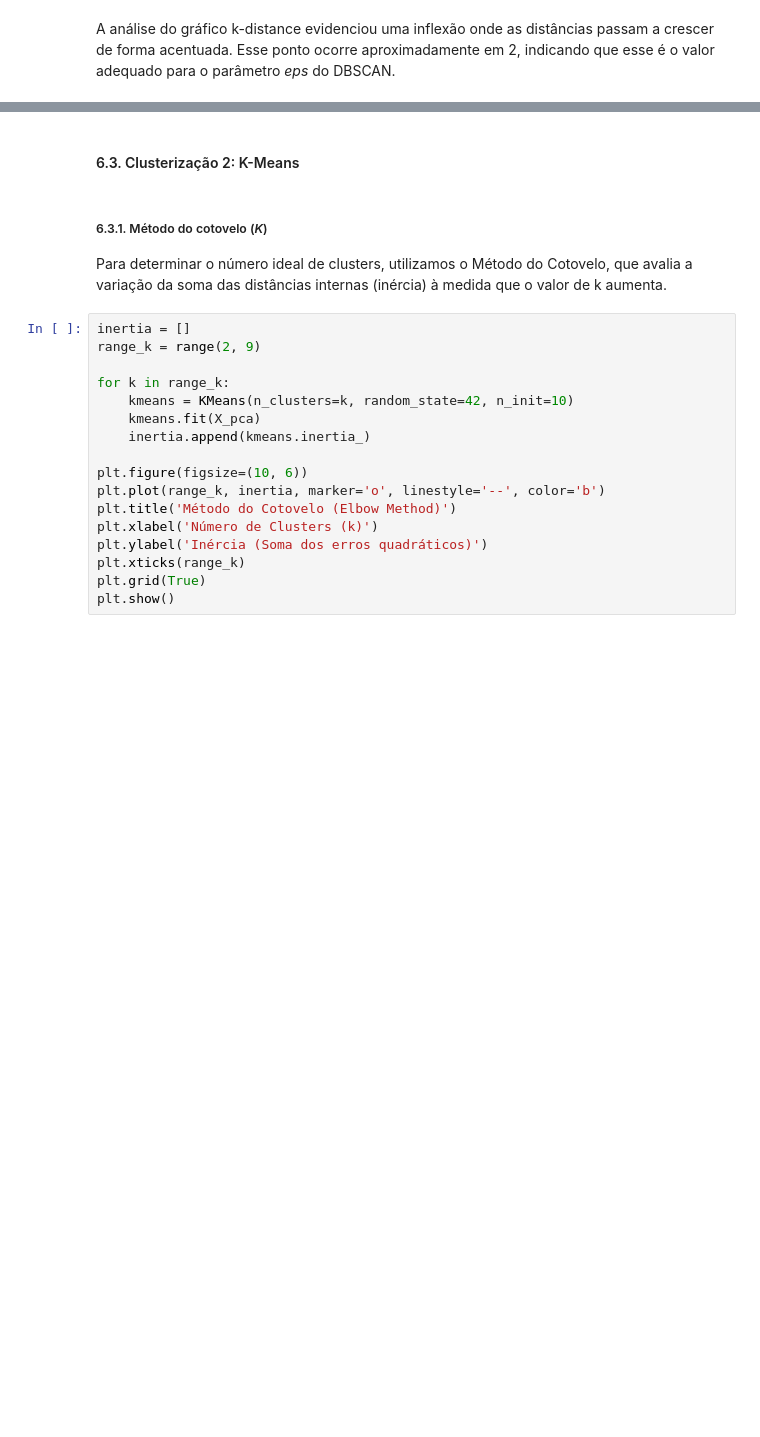
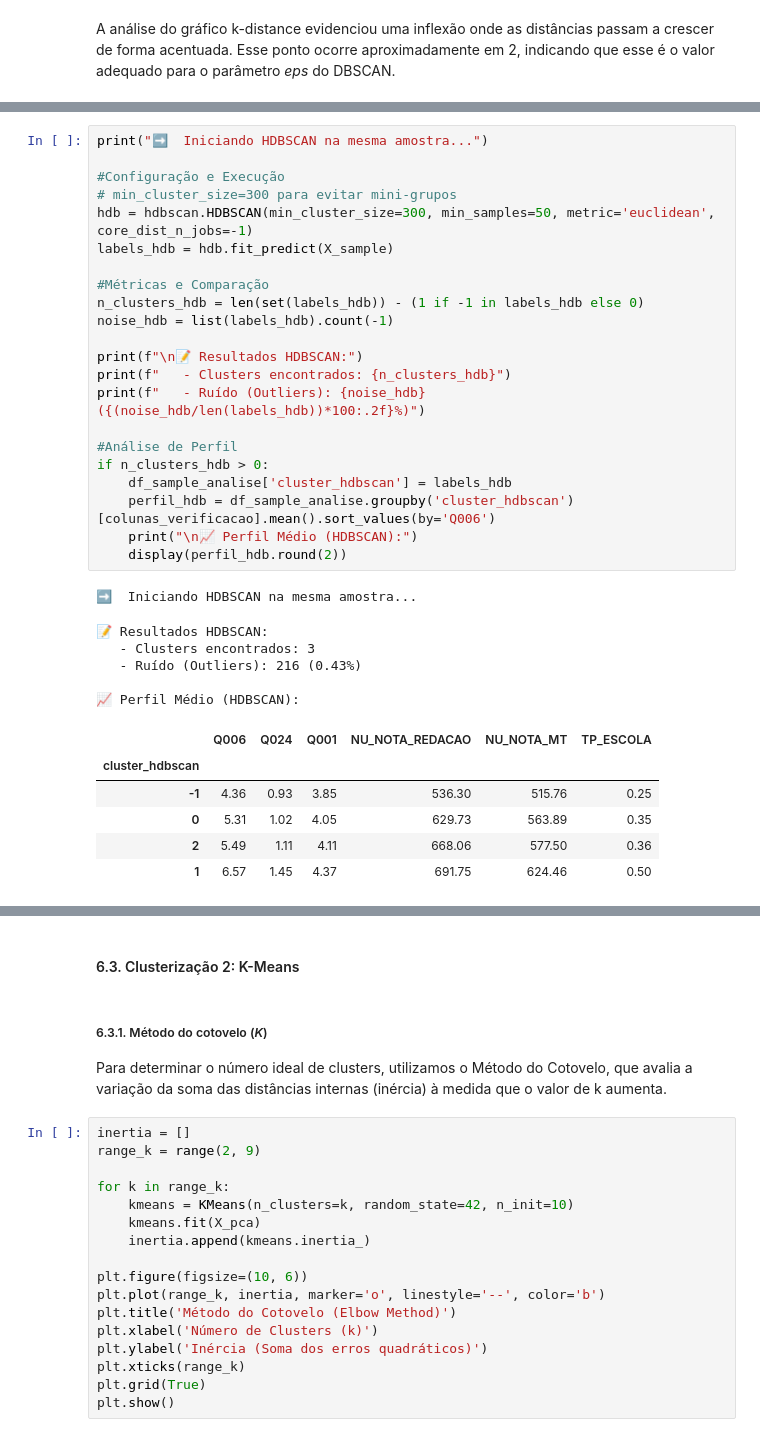
Before and after one commit to LucasLombardiCastro/AI_Application, a Jupyter notebook: enem.ipynb, the cells around one changed output, grey strips where cells are left out. Drawn from its saved outputs; the diff is of its cells as text; blank space fills up the shorter version.

```diff
--- a/enem.ipynb
+++ b/enem.ipynb
@@ -722 +763,36 @@ KeyboardInterrupt:
+# %%
+print("➡️  Iniciando HDBSCAN na mesma amostra...")
+
+#Configuração e Execução
+# min_cluster_size=300 para evitar mini-grupos
+hdb = hdbscan.HDBSCAN(min_cluster_size=300, min_samples=50, metric='euclidean', core_dist_n_jobs=-1)
+labels_hdb = hdb.fit_predict(X_sample)
+
+#Métricas e Comparação
+n_clusters_hdb = len(set(labels_hdb)) - (1 if -1 in labels_hdb else 0)
+noise_hdb = list(labels_hdb).count(-1)
+
+print(f"\n📝 Resultados HDBSCAN:")
+print(f"   - Clusters encontrados: {n_clusters_hdb}")
+print(f"   - Ruído (Outliers): {noise_hdb} ({(noise_hdb/len(labels_hdb))*100:.2f}%)")
+
+#Análise de Perfil
+if n_clusters_hdb > 0:
+    df_sample_analise['cluster_hdbscan'] = labels_hdb
+    perfil_hdb = df_sample_analise.groupby('cluster_hdbscan')[colunas_verificacao].mean().sort_values(by='Q006')
+    print("\n📈 Perfil Médio (HDBSCAN):")
+    display(perfil_hdb.round(2))
+# %% [output]
+➡️  Iniciando HDBSCAN na mesma amostra...
+📝 Resultados HDBSCAN:
+   - Clusters encontrados: 3
+   - Ruído (Outliers): 216 (0.43%)
+
+📈 Perfil Médio (HDBSCAN):
+|  | Q006 | Q024 | Q001 | NU_NOTA_REDACAO | NU_NOTA_MT | TP_ESCOLA |
+| cluster_hdbscan |  |  |  |  |  |  |
+| -1 | 4.36 | 0.93 | 3.85 | 536.30 | 515.76 | 0.25 |
+| 0 | 5.31 | 1.02 | 4.05 | 629.73 | 563.89 | 0.35 |
+| 2 | 5.49 | 1.11 | 4.11 | 668.06 | 577.50 | 0.36 |
+| 1 | 6.57 | 1.45 | 4.37 | 691.75 | 624.46 | 0.50 |
 # %% [markdown]
```
Also changed, not shown: parts of 26 cells of this notebook.
